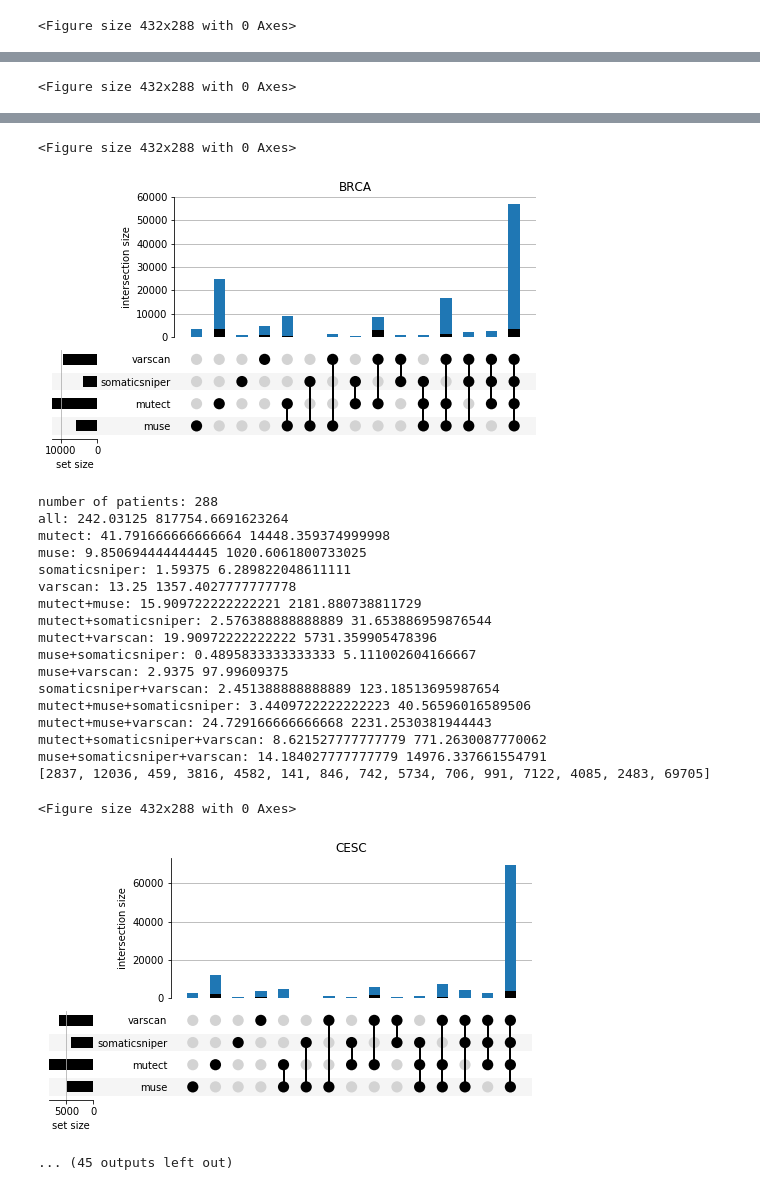
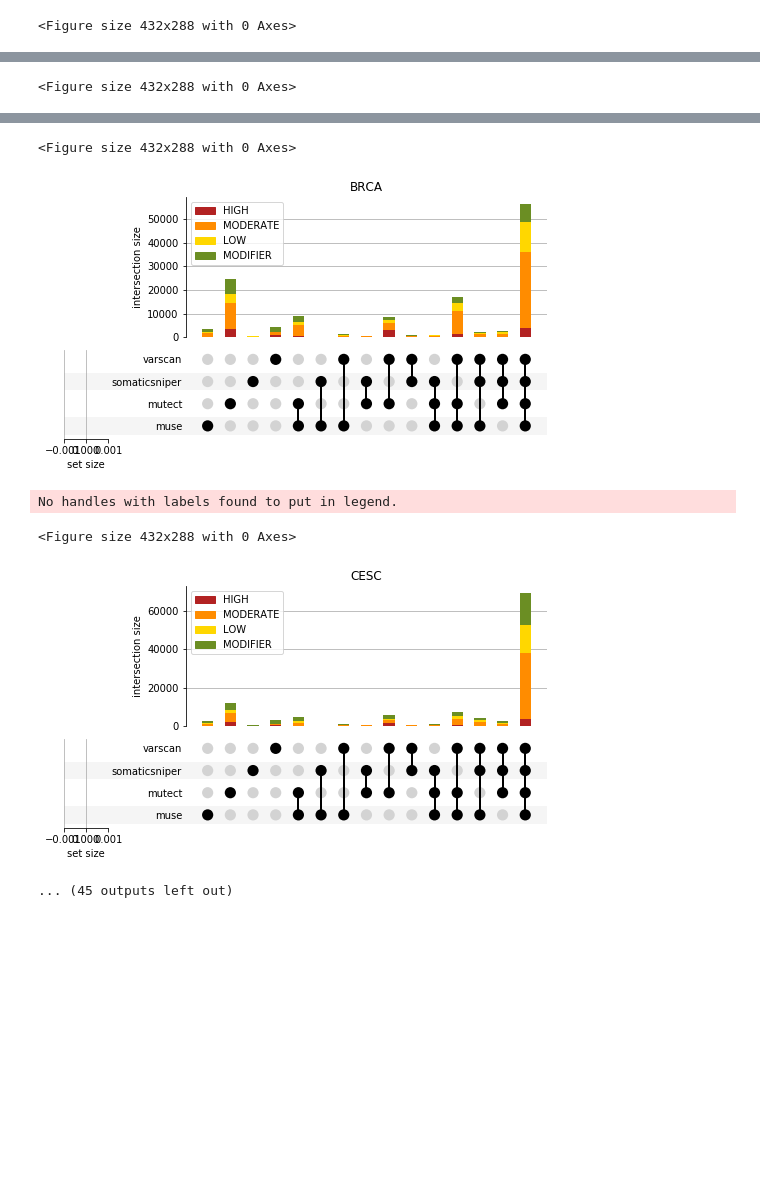
Before and after one commit to kathrynleung/gdcdata, a Jupyter notebook: gdc.ipynb, the cells around one changed output, grey strips where cells are left out. Cells and saved outputs as stored; diff of their text form; code cells hidden in the pictures; blank space fills up the shorter version.

```diff
--- a/gdc.ipynb
+++ b/gdc.ipynb
@@ -4,6 +4,7 @@ from upsetplot import from_memberships
 from upsetplot import plot
 %matplotlib inline
 from matplotlib import pyplot
+import matplotlib.patches as mpatches
 import numpy as np
 
 def parse_maf(fp):
@@ -31,7 +32,7 @@ def parse_maf(fp):
 
     return(caller_vars)
 # main
-possible_callers = ('mutect', 'muse', 'somaticsniper', 'varscan')
+possible_callers = ('muse', 'mutect', 'somaticsniper', 'varscan')
 #not all possible cancers, just for testing
 possible_cancers = ('ACC', 'BLCA','BRCA','CESC','CHOL','COAD','DLBC','ESCA','GBM','HNSC',
 					'KICH','KIRC','KIRP','LAML','LGG','LIHC','LUAD','LUSC','MESO')
@@ -343,6 +380,7 @@ def four_set(dat_1, dat_2, dat_3, dat_4):
         inter_134_all = inter_134_all + inter_134
         inter_234_all = inter_234_all + inter_234
         total = total + len(set_1 & set_2)
+        """
     print("number of patients:", len(patients))
     print("all:", np.mean(interall), np.var(interall))
     print("mutect:", np.mean(diff1all), np.var(diff1all))
@@ -359,10 +397,10 @@ def four_set(dat_1, dat_2, dat_3, dat_4):
     print("mutect+muse+varscan:", np.mean(inter124all), np.var(inter124all))
     print("mutect+somaticsniper+varscan:", np.mean(inter134all), np.var(inter134all))
     print("muse+somaticsniper+varscan:", np.mean(inter234all), np.var(inter234all))
-    #print(interall)
-
-    dat.extend([diff_2_all, diff_1_all, diff_3_all, diff_4_all, inter_12_all, inter_23_all, inter_24_all,
-               inter_13_all, inter_14_all, inter_34_all, inter_123_all, inter_124_all, inter_234_all, inter_134_all,
+    print(interall)
+    """
+    dat.extend([diff_1_all, diff_2_all, diff_3_all, diff_4_all, inter_12_all, inter_13_all, inter_14_all,
+               inter_23_all, inter_24_all, inter_34_all, inter_123_all, inter_124_all, inter_134_all, inter_234_all,
                inter_all])
     return dat
 
@@ -421,27 +459,48 @@ for cancer in possible_cancers:
     """
 
     # four way intersection
-    dat = four_set(all_variants[possible_callers[0]], all_variants[possible_callers[1]],
-                        all_variants[possible_callers[2]], all_variants[possible_callers[3]])
-    print(dat)
-    #print(possible_callers[0], possible_callers[1], possible_callers[2], possible_callers[3])
-    #print(set_vals)
+    #dat = four_set(all_variants[possible_callers[0]], all_variants[possible_callers[1]],
+                        #all_variants[possible_callers[2]], all_variants[possible_callers[3]])
 
-    ### FIX THIS RETURN ORDER BHSDIBGUWHOIEJLNFKBHWIEFUOLNJ
+    contents = four_set_contents(all_variants[possible_callers[0]], all_variants[possible_callers[1]],
+                             all_variants[possible_callers[2]], all_variants[possible_callers[3]], possible_callers)
+
+    hmhi = np.array(how_many_high(cancer, all_variants, possible_callers, contents))
+    hmmr = np.array(how_many_moderate(cancer, all_variants, possible_callers, contents))
+    hmlo = np.array(how_many_low(cancer, all_variants, possible_callers, contents))
+    hmmf = np.array(how_many_modifier(cancer, all_variants, possible_callers, contents))
+
     example = from_memberships([['muse'],['mutect'],['somaticsniper'], ['varscan'],
                               ['muse','mutect'], ['muse','somaticsniper'], ['muse','varscan'],
                               ['mutect','somaticsniper'], ['mutect','varscan'], ['somaticsniper','varscan'],
                               ['muse','mutect','somaticsniper'], ['muse','mutect','varscan'],
                               ['muse','somaticsniper','varscan'], ['mutect','somaticsniper','varscan'],
-                              ['muse','mutect','somaticsniper','varscan']], data=how_many_high(cancer, all_variants))
+                              ['muse','mutect','somaticsniper','varscan']], data=np.zeros(15))
 
-    #print(example)
     pyplot.figure()
+
     ax = plot(example, orientation='horizontal', sort_by='degree', sort_sets_by=None)
-    # need to extract number of high impact total - number of high impact, write a function to count number of high impact
-    ax['intersections'].bar([0,1,2,3,4,5,6,7,8,9,10,11,12,13,14], dat, width=0.5,zorder=3)
+
+    ax['intersections'].bar(np.arange(0,15), hmhi, width=0.5, zorder=3, color = 'firebrick')
+
+    ax['intersections'].bar(np.arange(0,15), hmmr, width=0.5, bottom = hmhi, zorder=3, color = 'darkorange')
+
+    ax['intersections'].bar(np.arange(0,15), hmlo, width = 0.5, bottom=hmhi+hmmr, zorder=3, color = 'gold')
+
+    ax['intersections'].bar(np.arange(0,15), hmmf, width = 0.5, bottom=hmhi+hmmr+hmlo, zorder=3, color = 'olivedrab')
+
     pyplot.title(cancer)
+    pyplot.legend()
     pyplot.ylabel('intersection size')
     ax['totals'].set_xlabel('set size')
+
+    hi_patch = mpatches.Patch(color='firebrick', label='HIGH')
+    mr_patch = mpatches.Patch(color='darkorange', label='MODERATE')
+    lo_patch = mpatches.Patch(color='gold', label='LOW')
+    mf_patch = mpatches.Patch(color='olivedrab', label='MODIFIER')
+    pyplot.legend(handles=[hi_patch, mr_patch, lo_patch, mf_patch])
+
+    filename = ("%s.pdf"% cancer)
+    pyplot.savefig(filename)
     pyplot.show()
 # %% [output]
@@ -503,24 +517,8 @@ muse+somaticsniper+varscan: 2.0635897435897435 141.93236660092046
 <Figure size 432x288 with 0 Axes>
-[figure, old version]
+[figure, new version]
-number of patients: 288
-all: 242.03125 817754.6691623264
-mutect: 41.791666666666664 14448.359374999998
-muse: 9.850694444444445 1020.6061800733025
-somaticsniper: 1.59375 6.289822048611111
-varscan: 13.25 1357.4027777777778
-mutect+muse: 15.909722222222221 2181.880738811729
-mutect+somaticsniper: 2.576388888888889 31.653886959876544
-mutect+varscan: 19.90972222222222 5731.359905478396
-muse+somaticsniper: 0.4895833333333333 5.111002604166667
-muse+varscan: 2.9375 97.99609375
-somaticsniper+varscan: 2.451388888888889 123.18513695987654
-mutect+muse+somaticsniper: 3.4409722222222223 40.56596016589506
-mutect+muse+varscan: 24.729166666666668 2231.2530381944443
-mutect+somaticsniper+varscan: 8.621527777777779 771.2630087770062
-muse+somaticsniper+varscan: 14.184027777777779 14976.337661554791
-[2837, 12036, 459, 3816, 4582, 141, 846, 742, 5734, 706, 991, 7122, 4085, 2483, 69705]
+No handles with labels found to put in legend.
 <Figure size 432x288 with 0 Axes>
-[figure, old version]
+[figure, new version]
 ... (45 outputs left out)
 # %%
 ## os.chdir(original)
```
Also changed, not shown: parts of 6 cells of this notebook.
